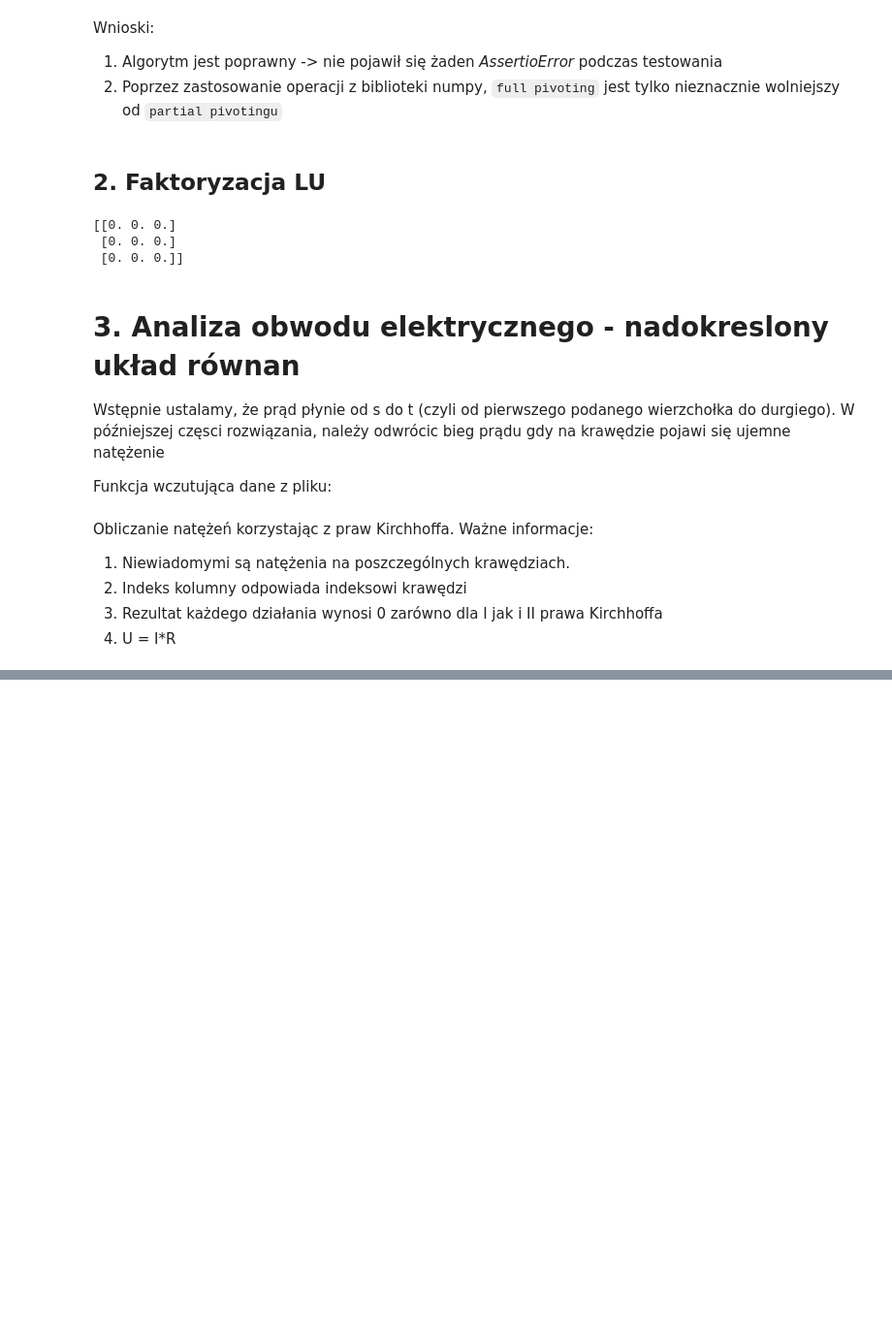
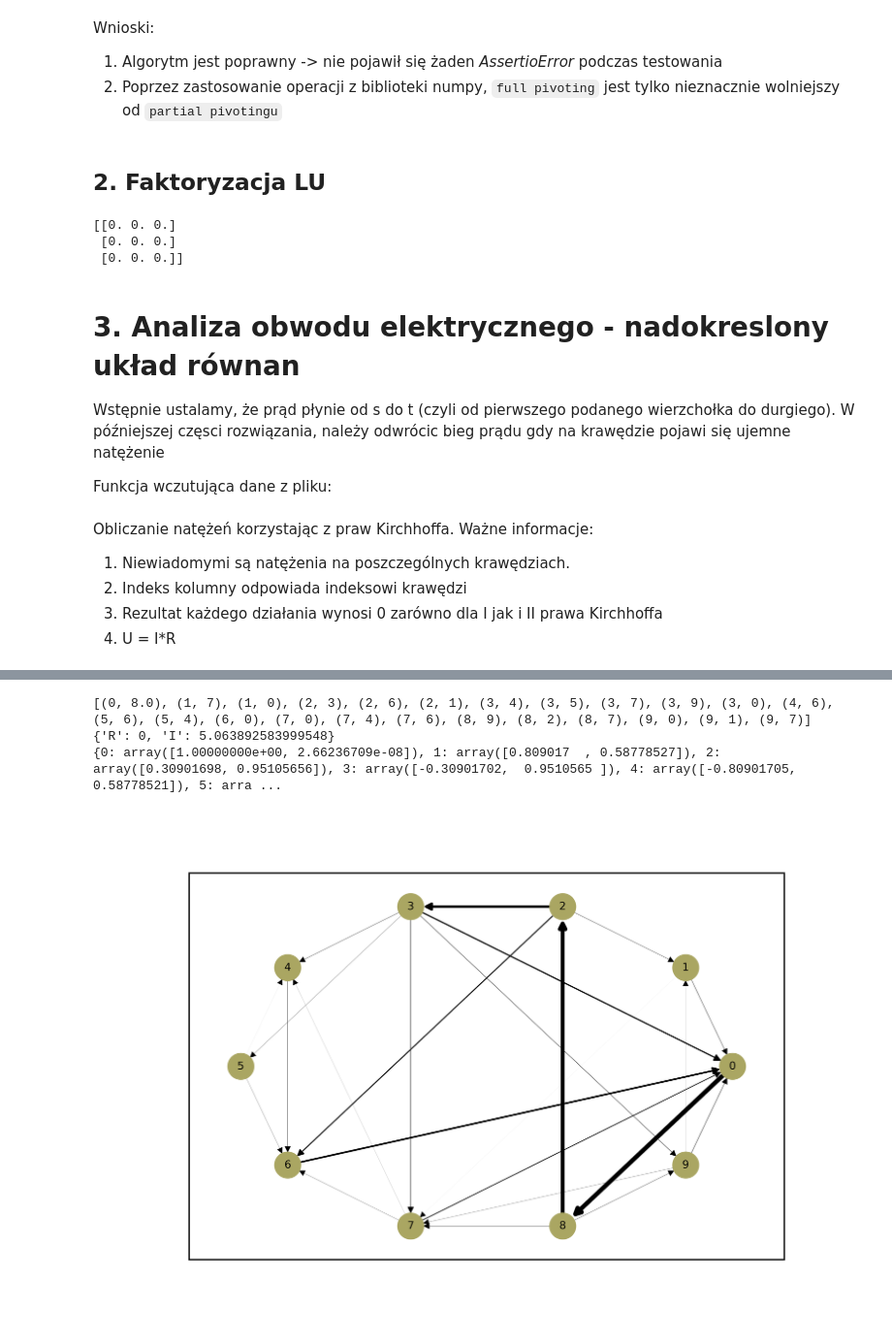
Before and after one commit to pgorgolew/MOWNIT-AGH-COURSE, a Jupyter notebook: lab2-uklady_liniowe/lab2.ipynb, the cells around one changed output, grey strips where cells are left out. Shown at 97% size. Drawn from its saved outputs; the diff is of its cells as text; code cells hidden in the pictures; blank space fills up the shorter version.

```diff
--- a/lab2-uklady_liniowe/lab2.ipynb
+++ b/lab2-uklady_liniowe/lab2.ipynb
@@ -384,0 +413,9 @@ array([3.96039579e-01, 2.16958106e-01, 3.04065867e-01, 1.52032934e-01,
+# %%
+G = kirchhoff(graphs['siatka 2D'])
+pos={i : (i//10, i%10) for i in G.nodes()}
+draw_graph(G, pos=pos)
+# %% [output]
+[(0, 8.0), (1, 7), (1, 0), (2, 3), (2, 6), (2, 1), (3, 4), (3, 5), (3, 7), (3, 9), (3, 0), (4, 6), (5, 6), (5, 4), (6, 0), (7, 0), (7, 4), (7, 6), (8, 9), (8, 2), (8, 7), (9, 0), (9, 1), (9, 7)]
+{'R': 0, 'I': 5.063892583999548}
+{0: array([1.00000000e+00, 2.66236709e-08]), 1: array([0.809017  , 0.58778527]), 2: array([0.30901698, 0.95105656]), 3: array([-0.30901702,  0.9510565 ]), 4: array([-0.80901705,  0.58778521]), 5: arra ...
+[figure, added]
```
Also changed, not shown: parts of 9 cells of this notebook, 3 other files.
